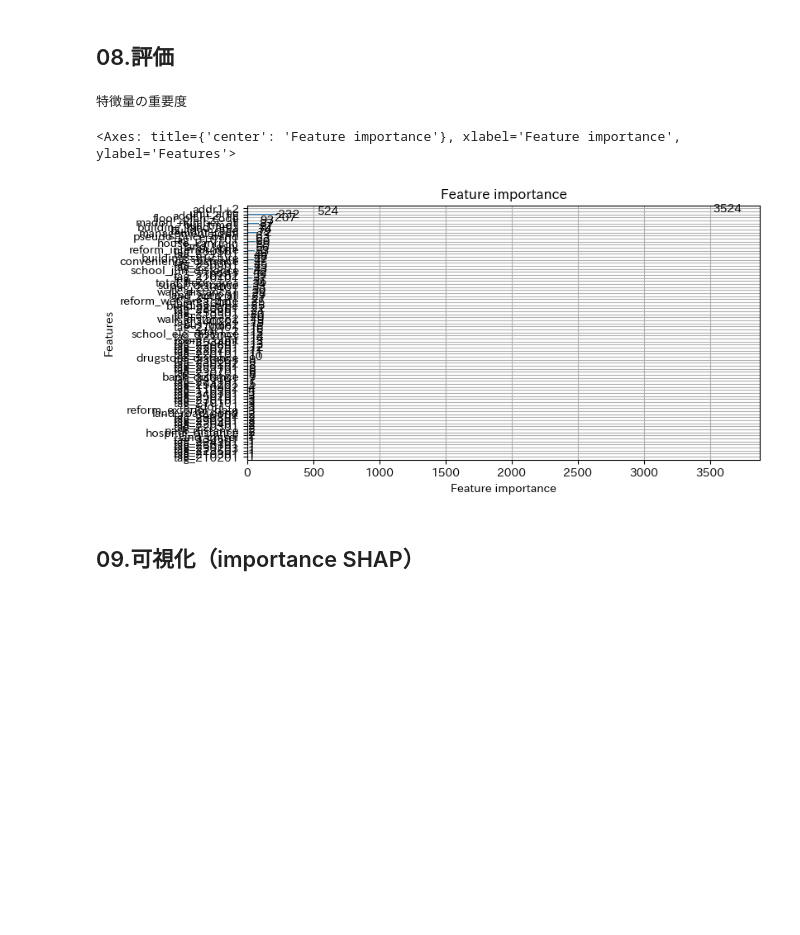
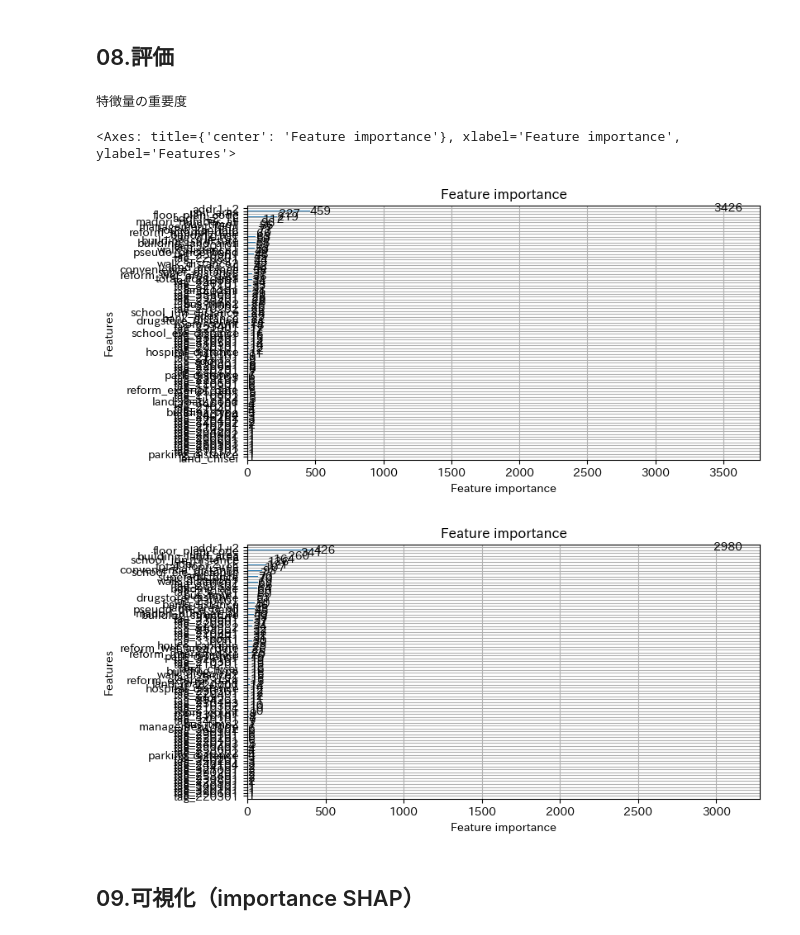
Before and after one commit to keiseki-eng/My_Python_project, a Jupyter notebook: 10.Notebook/不動産予測.ipynb, the cells around one changed output. Saved outputs shown, nothing was run; the diff lists cells and outputs as text; code cells hidden in the pictures; blank space fills up the shorter version.

Commit message:
unit_areaでモデルをhigh_low分割

```diff
--- a/10.Notebook/不動産予測.ipynb
+++ b/10.Notebook/不動産予測.ipynb
@@ -336,11 +326,22 @@ y_price_raw = df_train.loc[X_all.index, "money_room"]
 X_all["unit_area"] = np.log1p(X_all["unit_area"])
 
 
+# unit_areaを２分割
+X_all_low = X_all[X_all["unit_area"] < 4.5]
+X_all_high = X_all[X_all["unit_area"] >= 4.5]
+df_train["unit_area"] = np.log1p(df_train["unit_area"])
+df_train_low = df_train[df_train["unit_area"] < 4.5]
+df_train_high = df_train[df_train["unit_area"] >= 4.5]
+
+
 
 # 目的変数が右に裾野が広いので対数変換
 y_all = np.log1p(y_all)
+y_all_low = y_all[X_all_low.index]
+y_all_high = y_all[X_all_high.index]
 
-X_train, X_valid, y_train, y_valid, w_train, w_valid = train_test_split(X_all, y_all, df_train["sample_weight"], test_size=0.2, random_state=42)
+X_train_low, X_valid_low, y_train_low, y_valid_low, w_train_low, w_valid_low = train_test_split(X_all_low, y_all_low, df_train_low["sample_weight"], test_size=0.2, random_state=42)
+X_train_high, X_valid_high, y_train_high, y_valid_high, w_train_high, w_valid_high = train_test_split(X_all_high, y_all_high, df_train_high["sample_weight"], test_size=0.2, random_state=42)
 # %% [output]
 A value is trying to be set on a copy of a slice from a DataFrame.
 Try using .loc[row_indexer,col_indexer] = value instead
@@ -380,31 +394,42 @@ lgb_test = lgb.Dataset(
 # %%
 # モデルの学習
-model = lgb.train(params,
-                  lgb_train,
-                  valid_sets=[lgb_train, lgb_test],
+model_low = lgb.train(params,
+                  lgb_train_low,
+                  valid_sets=[lgb_train_low, lgb_test_low],
                   feval=mape_eval,  # ← カスタム評価関数を指定
                   callbacks=[lgb.early_stopping(stopping_rounds=1000, verbose=False)
                   ]) #early_stoppingあり
+model_high = lgb.train(params,
+                  lgb_train_high,
+                  valid_sets=[lgb_train_high, lgb_test_high],
+                  feval=mape_eval,  # ← カスタム評価関数を指定
+                  callbacks=[lgb.early_stopping(stopping_rounds=1000, verbose=False)
+                  ]) #early_stoppingあり
 # %% [markdown]
 ## 08.評価
 # %%
 # テストデータで予測
-y_pred = model.predict(X_valid , num_iteration=model.best_iteration)
+y_pred_low = model_low.predict(X_valid_low , num_iteration=model_low.best_iteration)
+y_pred_high = model_high.predict(X_valid_high , num_iteration=model_high.best_iteration)
 
 # 対数変換を戻す
-y_pred = np.expm1(y_pred)
-y_valid = np.expm1(y_valid)
+y_pred_low = np.expm1(y_pred_low)
+y_valid_low = np.expm1(y_valid_low)
+y_pred_high = np.expm1(y_pred_high)
+y_valid_high = np.expm1(y_valid_high)
 
-yp = pd.DataFrame(y_pred,columns=["%"])
+# yp = pd.DataFrame(y_pred,columns=["%"]) # ???????????????????????????//
 
 
 # 特徴量の重要度
 print("特徴量の重要度")
-lgb.plot_importance(model, figsize=(8,4))
+lgb.plot_importance(model_low, figsize=(8,4))
+lgb.plot_importance(model_high, figsize=(8,4))
 # %% [output]
 特徴量の重要度
 <Axes: title={'center': 'Feature importance'}, xlabel='Feature importance', ylabel='Features'>
-[figure, old version]
+[figure, new version]
+[figure, added]
 # %% [markdown]
 ## 09.可視化（importance SHAP）
 # %%
```
Also changed, not shown: parts of 13 cells of this notebook.
